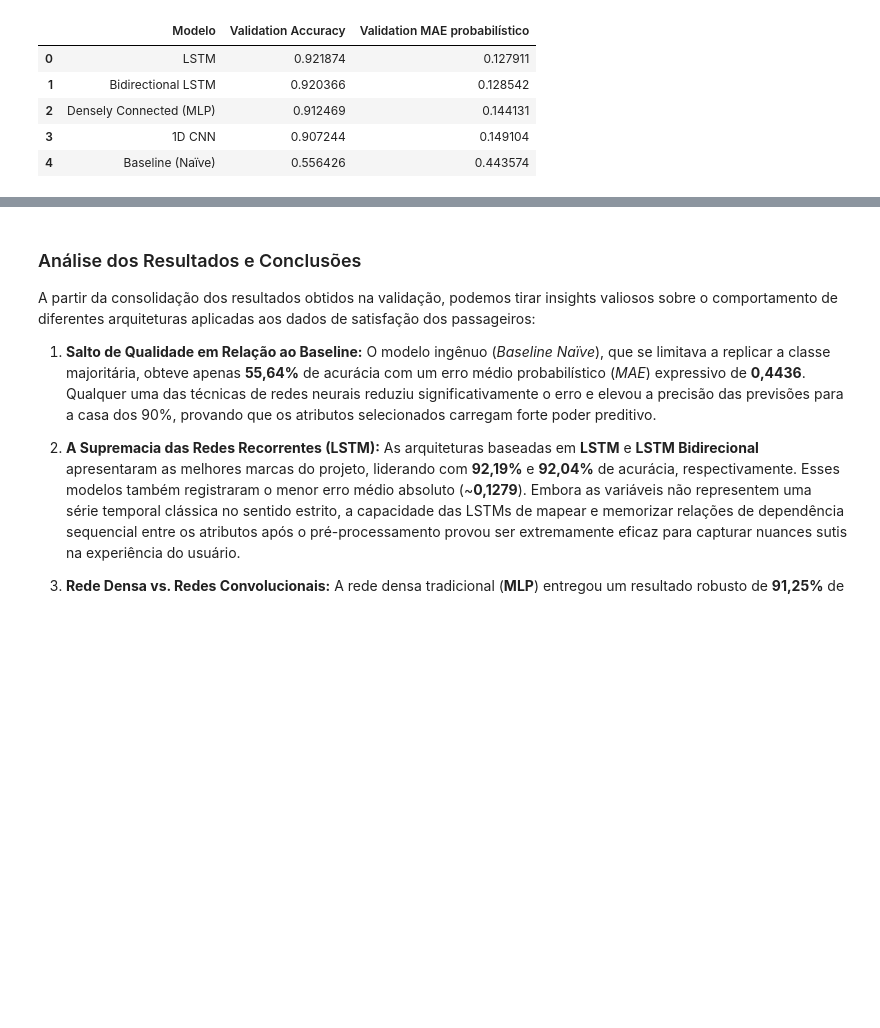
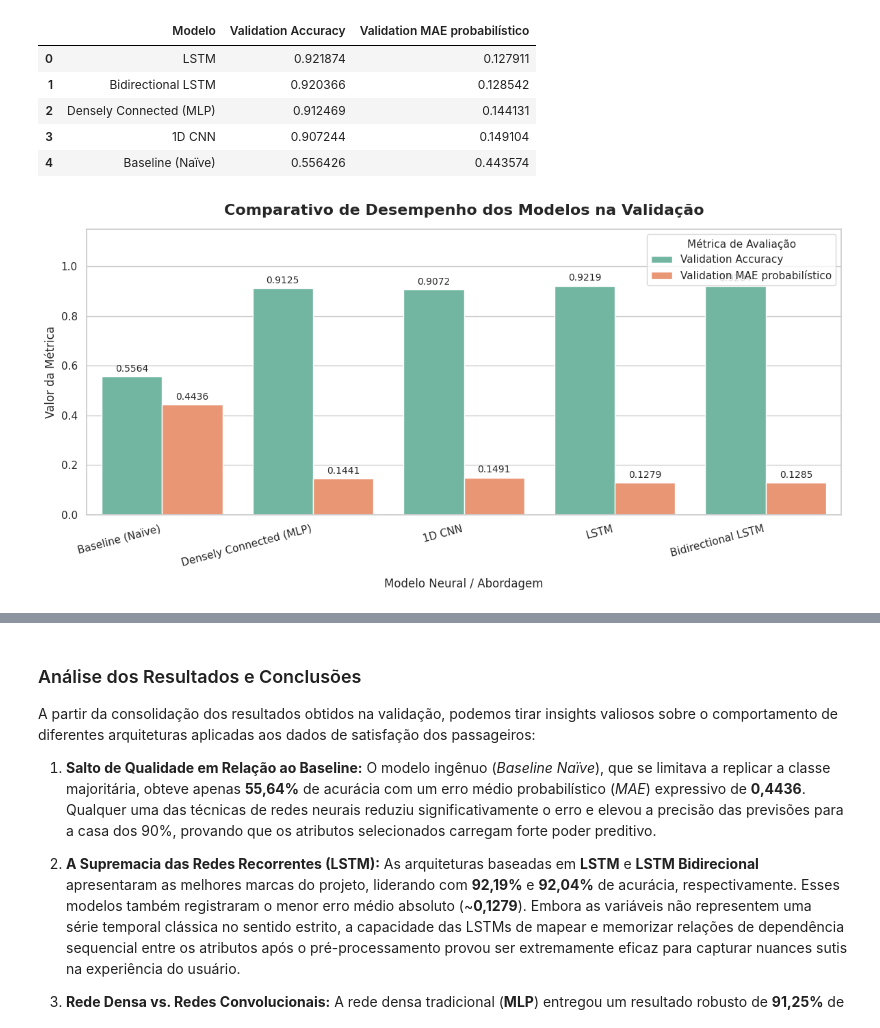
Before and after one commit to rraidero/ifes-mestrado, a Jupyter notebook: Laboratório_Forecasting.ipynb, the cells around one changed output, grey strips where cells are left out. Cells and saved outputs as stored; diff of their text form; code cells hidden in the pictures; blank space fills up the shorter version.

```diff
--- a/Laboratório_Forecasting.ipynb
+++ b/Laboratório_Forecasting.ipynb
@@ -1222,3 +1222,46 @@ display(
 | 2 | Densely Connected (MLP) | 0.912469 | 0.144131 |
 | 3 | 1D CNN | 0.907244 | 0.149104 |
 | 4 | Baseline (Naïve) | 0.556426 | 0.443574 |
+# %%
+# Importando bibliotecas para a plotagem do gráfico comparativo
+import matplotlib.pyplot as plt
+import seaborn as sns
+
+# Ajustando o formato do DataFrame para facilitar a plotagem múltipla com o Seaborn
+results_melted = pd.melt(
+    results,
+    id_vars="Modelo",
+    value_vars=["Validation Accuracy", "Validation MAE probabilístico"],
+    var_name="Métrica",
+    value_name="Valor"
+)
+
+# Criando a figura
+plt.figure(figsize=(12, 6))
+sns.set_theme(style="whitegrid")
+
+# Plotando gráfico de barras comparando as métricas por modelo lado a lado
+ax = sns.barplot(
+    data=results_melted,
+    x="Modelo",
+    y="Valor",
+    hue="Métrica",
+    palette="Set2"
+)
+
+# Adicionando rótulos com os valores exatos sobre as barras para facilitar a leitura
+for container in ax.containers:
+    ax.bar_label(container, fmt='%.4f', padding=3, fontsize=10)
+
+# Customização estética do gráfico
+plt.title('Comparativo de Desempenho dos Modelos na Validação', fontsize=16, fontweight='bold', pad=15)
+plt.xlabel('Modelo Neural / Abordagem', fontsize=12, labelpad=10)
+plt.ylabel('Valor da Métrica', fontsize=12)
+plt.ylim(0, 1.15)  # Margem extra para caber os rótulos no topo
+plt.xticks(rotation=15, ha='right', fontsize=11)
+plt.legend(title="Métrica de Avaliação", loc="upper right", fontsize=11, title_fontsize=11)
+
+plt.tight_layout()
+plt.show()
+# %% [output]
+[figure, added]
```
Also changed, not shown: parts of 1 cell of this notebook.
